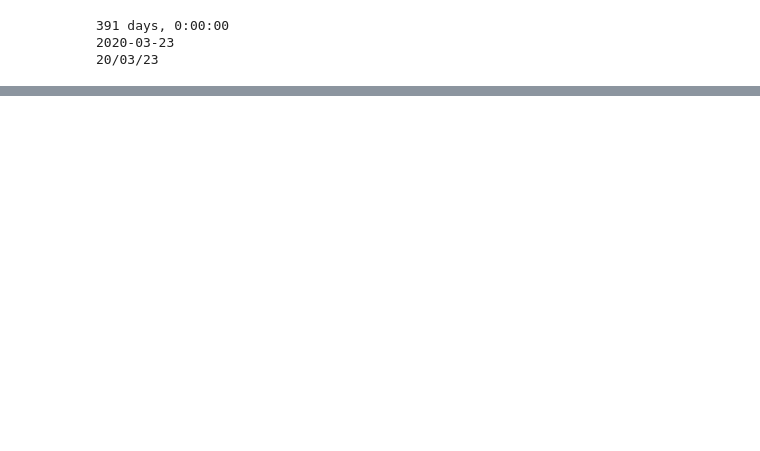
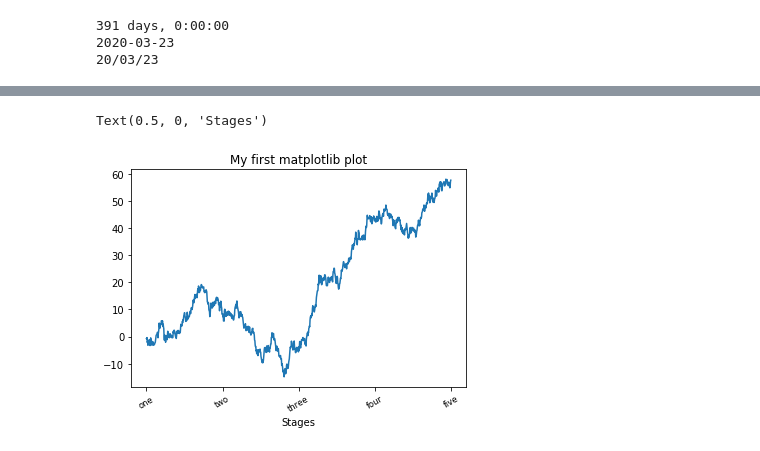
Before and after one commit to fangqiao007/pythonDA, a Jupyter notebook: 学习记录/week01.ipynb, the cells around one changed output, grey strips where cells are left out. Drawn from its saved outputs; the diff is of its cells as text; code cells hidden in the pictures; blank space fills up the shorter version.

```diff
--- a/学习记录/week01.ipynb
+++ b/学习记录/week01.ipynb
@@ -41,0 +122,18 @@ print(date_nCoV.strftime("%y/%m/%d"))
+# %%
+fig = plt.figure()
+ax = fig.add_subplot(1,1,1)
+ax.plot(np.random.randn(1000).cumsum())
+
+#修改X轴的刻度
+#刻度放在哪些位置
+ticks = ax.set_xticks([0,250,500,750,1000])
+#也可以将其他值用作标签
+labels = ax.set_xticklabels(['one','two','three','four','five'], rotation=30, fontsize='small')
+
+#为X轴设置一个名称
+ax.set_title('My first matplotlib plot')
+#设置一个标题
+ax.set_xlabel('Stages')
+# %% [output]
+Text(0.5, 0, 'Stages')
+[figure, added]
```
Also changed, not shown: parts of 15 cells of this notebook.
